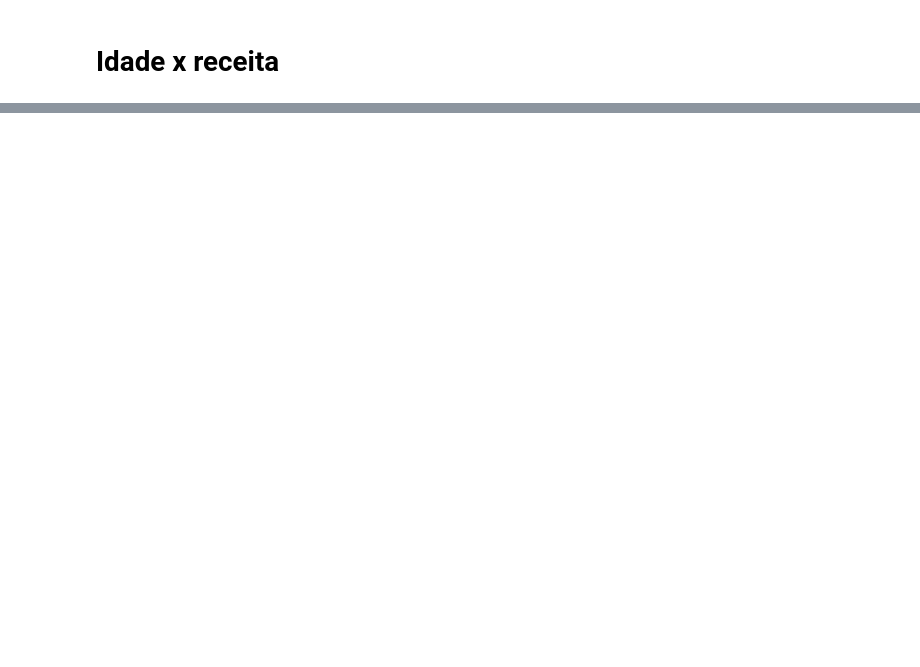
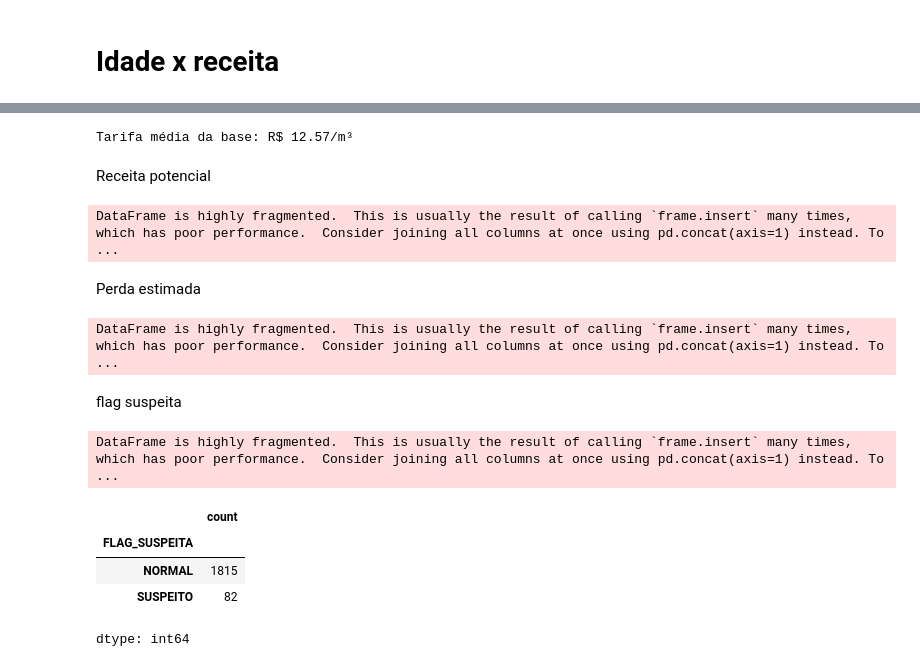
Before and after one commit to elissouza2023/sistema_agua_saneamento, a Jupyter notebook: notebooks/dados_sistema_saneamento.ipynb, the cells around one changed output, grey strips where cells are left out. Drawn from its saved outputs; the diff is of its cells as text; code cells hidden in the pictures; blank space fills up the shorter version.

```diff
--- a/notebooks/dados_sistema_saneamento.ipynb
+++ b/notebooks/dados_sistema_saneamento.ipynb
@@ -328,0 +344,61 @@ px.scatter(
+# %%
+# TARIFA MEDIA GLOBAL
+
+tarifa_media = (
+    df['RECEITA_ACUMULADA'].sum() /
+    df['CONSUMO_ACUMULADO'].sum()
+)
+
+print(f'Tarifa média da base: R$ {tarifa_media:.2f}/m³')
+# %% [output]
+Tarifa média da base: R$ 12.57/m³
+# %% [markdown]
+Receita potencial
+# %%
+# RECEITA POTENCIAL
+
+df['RECEITA_POTENCIAL'] = (
+    df['CONSUMO_ACUMULADO'] *
+    tarifa_media
+)
+# %% [output]
+DataFrame is highly fragmented.  This is usually the result of calling `frame.insert` many times, which has poor performance.  Consider joining all columns at once using pd.concat(axis=1) instead. To  ...
+# %% [markdown]
+Perda estimada
+# %%
+# PERDA ESTIMADA
+
+df['PERDA_ESTIMADA'] = (
+    df['RECEITA_POTENCIAL'] -
+    df['RECEITA_ACUMULADA']
+)
+# %% [output]
+DataFrame is highly fragmented.  This is usually the result of calling `frame.insert` many times, which has poor performance.  Consider joining all columns at once using pd.concat(axis=1) instead. To  ...
+# %% [markdown]
+flag suspeita
+# %%
+# um marcador automático que identifica registros com comportamento fora do padrão esperado
+
+# FLAG DE SUSPEITA
+
+df['FLAG_SUSPEITA'] = np.where(
+    (
+        df['CONSUMO_ACUMULADO'] >
+        df['CONSUMO_ACUMULADO'].quantile(0.75)
+    ) &
+    (
+        df['TICKET_MEDIO_M3'] <
+        df['TICKET_MEDIO_M3'].quantile(0.25)
+    ),
+    'SUSPEITO',
+    'NORMAL'
+)
+
+df['FLAG_SUSPEITA'].value_counts()
+# %% [output]
+DataFrame is highly fragmented.  This is usually the result of calling `frame.insert` many times, which has poor performance.  Consider joining all columns at once using pd.concat(axis=1) instead. To  ...
+|  | count |
+| FLAG_SUSPEITA |  |
+| NORMAL | 1815 |
+| SUSPEITO | 82 |
+dtype: int64
```
Also changed, not shown: parts of 18 cells of this notebook.
